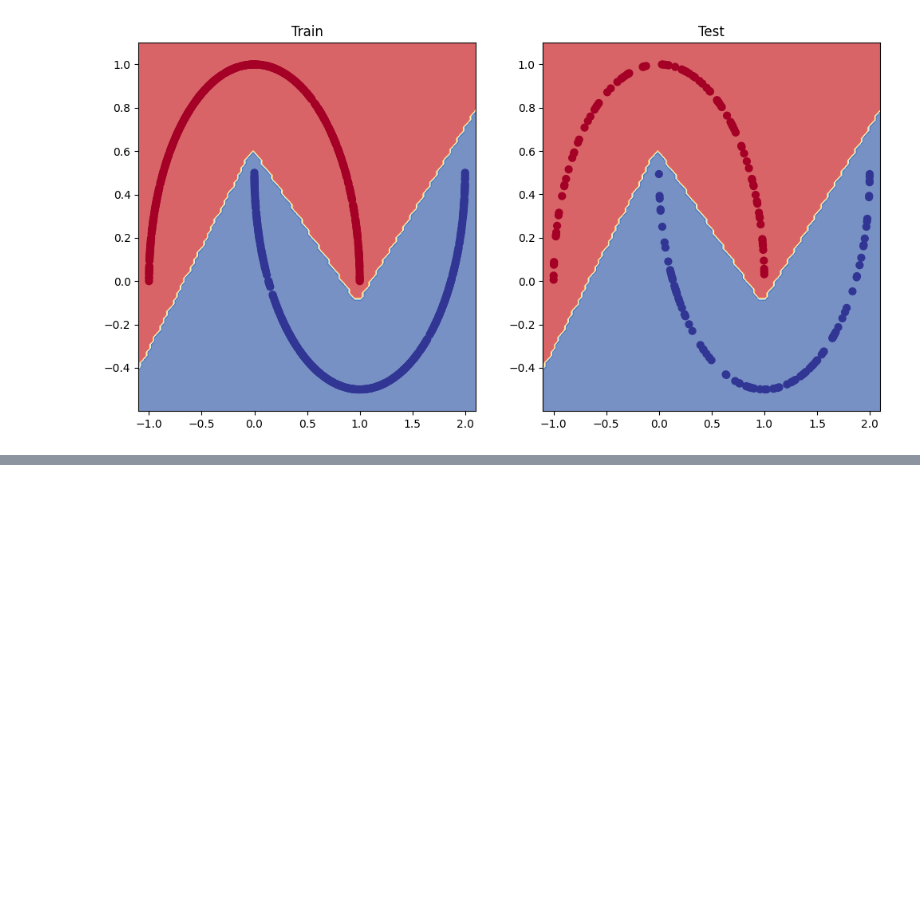
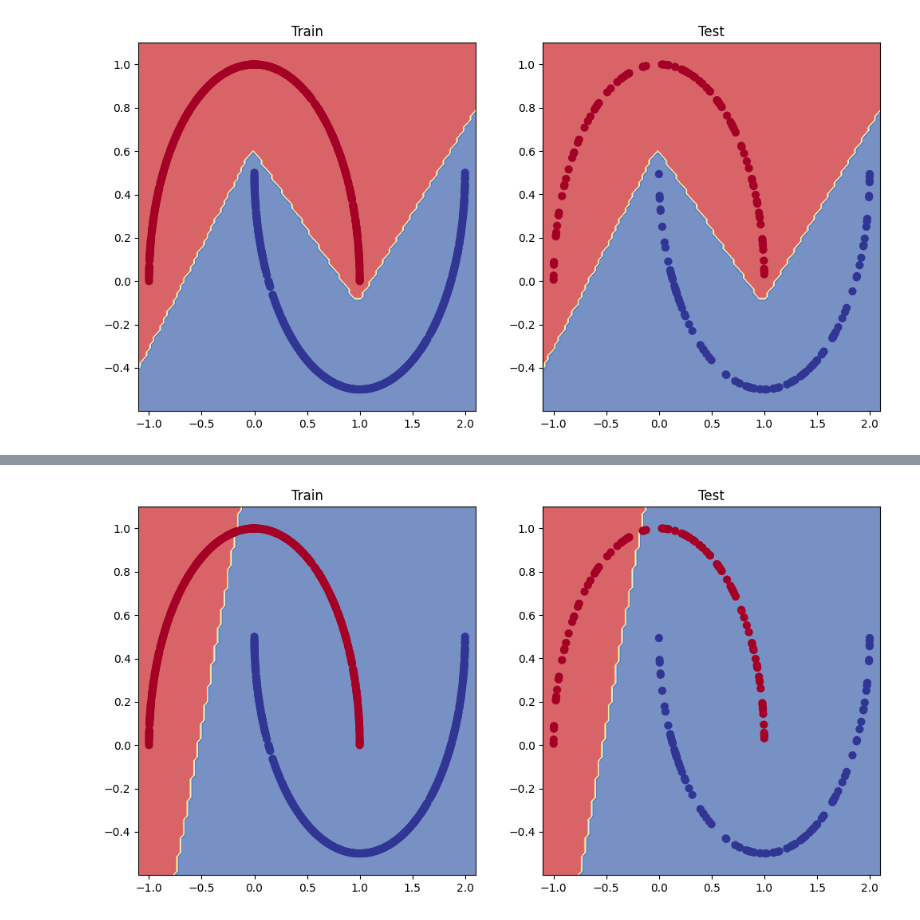
Before and after one commit to DietzscheNostoevsky/Learning_Pytorch, a Jupyter notebook: 02_Pytorch_NN_classification.ipynb, the cells around one changed output, grey strips where cells are left out. Cells and saved outputs as stored; diff of their text form; code cells hidden in the pictures; blank space fills up the shorter version.

Commit message:
moon linear model

```diff
--- a/02_Pytorch_NN_classification.ipynb
+++ b/02_Pytorch_NN_classification.ipynb
@@ -1426,0 +1462,9 @@ plot_decision_boundary(model_moon, X_test, y_test) # model_3 = has non-linearity
+# %%
+# Model Initialization
+NUM_FEATURES = 2
+NUM_CLASSES = 1
+HIDDEN_UNITS = 8
+model_moon_linear = MoonModelLinear(input_features=NUM_FEATURES,
+                    output_features=NUM_CLASSES,
+                    hidden_units=HIDDEN_UNITS,).to(device)
+print(model_moon_linear)
@@ -1426,0 +1479,8 @@ plot_decision_boundary(model_moon, X_test, y_test) # model_3 = has non-linearity
+# %%
+### Reset model
+
+dic = model_moon_linear.state_dict()
+for k in dic:
+    dic[k] = torch.randn(dic[k].size())
+model_moon_linear.load_state_dict(dic)
+del(dic)
@@ -1426,0 +1542,11 @@ plot_decision_boundary(model_moon, X_test, y_test) # model_3 = has non-linearity
+# %%
+# Plot decision boundaries for training and test sets
+plt.figure(figsize=(12, 6))
+plt.subplot(1, 2, 1)
+plt.title("Train")
+plot_decision_boundary(model_moon_linear, X_train, y_train)
+plt.subplot(1, 2, 2)
+plt.title("Test")
+plot_decision_boundary(model_moon_linear, X_test, y_test)
+# %% [output]
+[figure, added]
```
Also changed, not shown: parts of 6 cells of this notebook.
